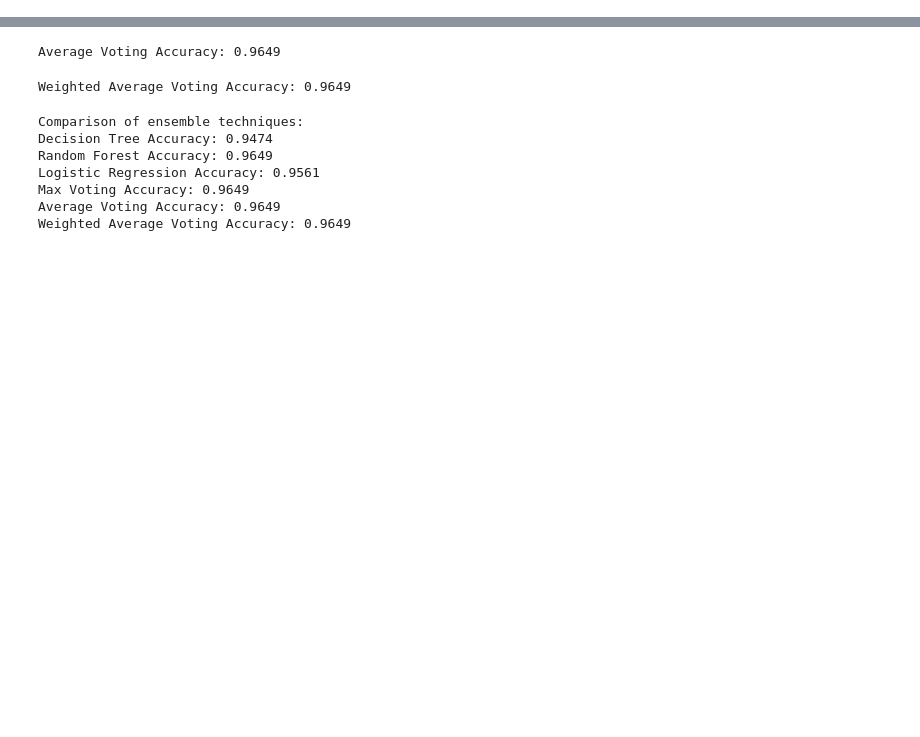
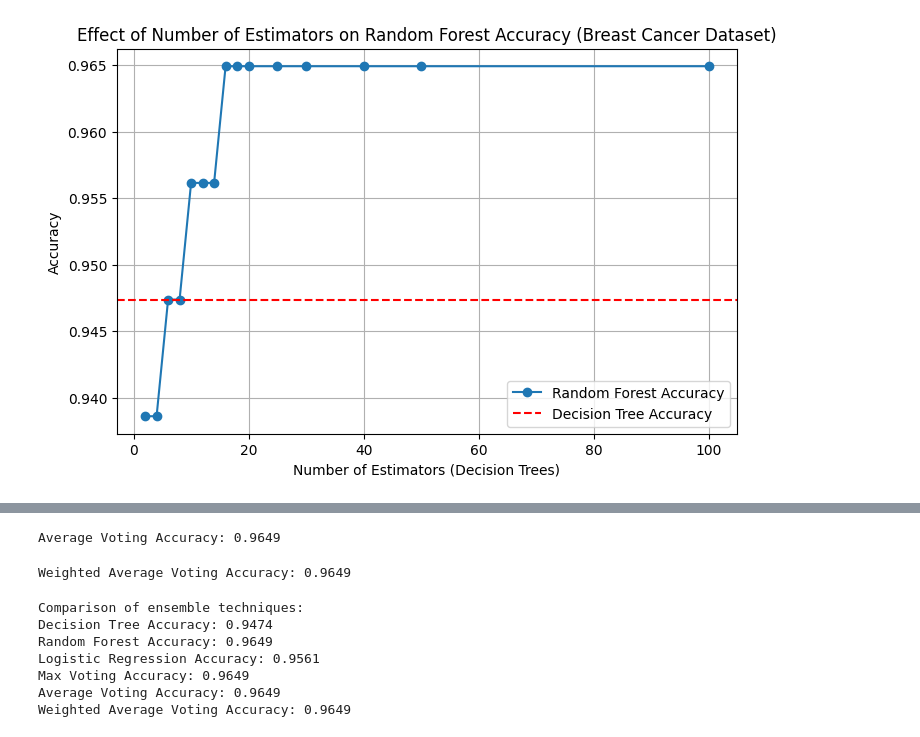
Before and after one commit to Lakshman3556/Machine_Learning, a Jupyter notebook: Week_8.ipynb, the cells around one changed output, grey strips where cells are left out. Saved outputs shown, nothing was run; the diff lists cells and outputs as text; code cells hidden in the pictures; blank space fills up the shorter version.

```diff
--- a/Week_8.ipynb
+++ b/Week_8.ipynb
@@ -68,5 +2,0 @@ Columns in the dataset: MultiIndex([(            'mean radius',),
-# %%
-
-scaler = StandardScaler()
-X_scaled = scaler.fit_transform(X)
-X_train, X_test, y_train, y_test = train_test_split(X_scaled, y, test_size=0.2, random_state=42)
@@ -165,15 +2,0 @@ X_train, X_test, y_train, y_test = train_test_split(X, y, test_size=0.2, random_
-# %%
-# Initialize the models
-dt_model = DecisionTreeClassifier(random_state=42)
-rf_model = RandomForestClassifier(n_estimators=100, random_state=42)
-logreg_model = LogisticRegression(max_iter=1000, random_state=42)
-
-# Train the models
-dt_model.fit(X_train, y_train)
-rf_model.fit(X_train, y_train)
-logreg_model.fit(X_train, y_train)
-
-# Make predictions
-y_pred_dt = dt_model.predict(X_test)
-y_pred_rf = rf_model.predict(X_test)
-y_pred_logreg = logreg_model.predict(X_test)
@@ -200,0 +17,51 @@ Max Voting Accuracy: 0.9649
+# %%
+ data = load_breast_cancer()
+ X = pd.DataFrame(data.data, columns=data.feature_names)
+ y = pd.Series(data.target)
+ print(X.shape)
+ print(y.shape)
+ #preprocessing
+ X = X.fillna(X.mean())
+ scaler = preprocessing.StandardScaler()
+ X_scaled = scaler.fit_transform(X)
+ X_train, X_test, y_train, y_test = train_test_split(
+    X_scaled, y, test_size=0.2, random_state=42
+ )
+ #decision tree
+ dt = DecisionTreeClassifier(random_state=42)
+ dt.fit(X_train, y_train)
+ y_pred_dt = dt.predict(X_test)
+ dt_acc = metrics.accuracy_score(y_test, y_pred_dt)
+ dt_prec = metrics.precision_score(y_test, y_pred_dt)
+ dt_rec = metrics.recall_score(y_test, y_pred_dt)
+ dt_f1 = metrics.f1_score(y_test, y_pred_dt)
+ print("\ndecision tree result\n")
+ print(metrics.classification_report(y_test, y_pred_dt))
+ #ensemble
+ estimators = [2,4,6,8,10,12,14,16,18,20,25,30,40,50,100]
+ rf_results = []
+ for n in estimators:
+    rf = RandomForestClassifier(n_estimators=n ,random_state=42)
+    rf.fit(X_train, y_train)
+    y_pred_rf = rf.predict(X_test)
+    acc = metrics.accuracy_score(y_test, y_pred_rf)
+    prec = metrics.precision_score(y_test, y_pred_rf)
+    rec = metrics.recall_score(y_test, y_pred_rf)
+    f1 = metrics.f1_score(y_test, y_pred_rf)
+    rf_results.append([n, acc, prec, rec, f1])
+ rf_results = np.array(rf_results)
+ print("Random forest ensemble\n")
+ print("n_estimators | Accuracy | Precision | Recall | F1-Score")
+ for row in rf_results:
+    print(f"{int(row[0]):>12} | {row[1]:.3f} | {row[2]:.3f} | {row[3]:.3f} | {row[4]:.3f}")
+ print()
+ plt.figure(figsize=(8,5))
+ plt.plot(rf_results[:,0], rf_results[:,1], marker='o', label='Random Forest Accuracy')
+ plt.axhline(y=dt_acc, color='r', linestyle='--', label='Decision Tree Accuracy')
+ plt.title("Effect of Number of Estimators on Random Forest Accuracy (Breast Cancer Dataset)")
+ plt.xlabel("Number of Estimators (Decision Trees)")
+ plt.ylabel("Accuracy")
+ plt.legend()
+ plt.grid(True)
+ plt.show()
+# %% [output]
@@ -200,0 +85 @@ Max Voting Accuracy: 0.9649
+[figure, added]
```
Also changed, not shown: parts of 15 cells of this notebook.
